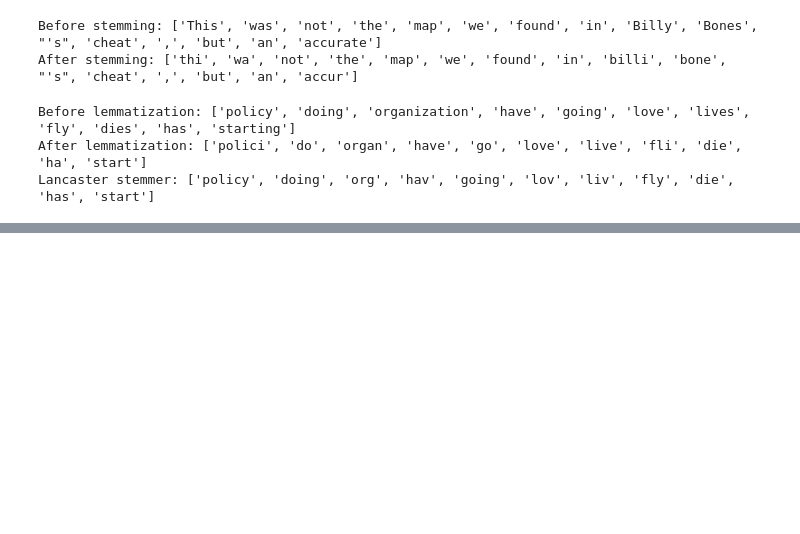
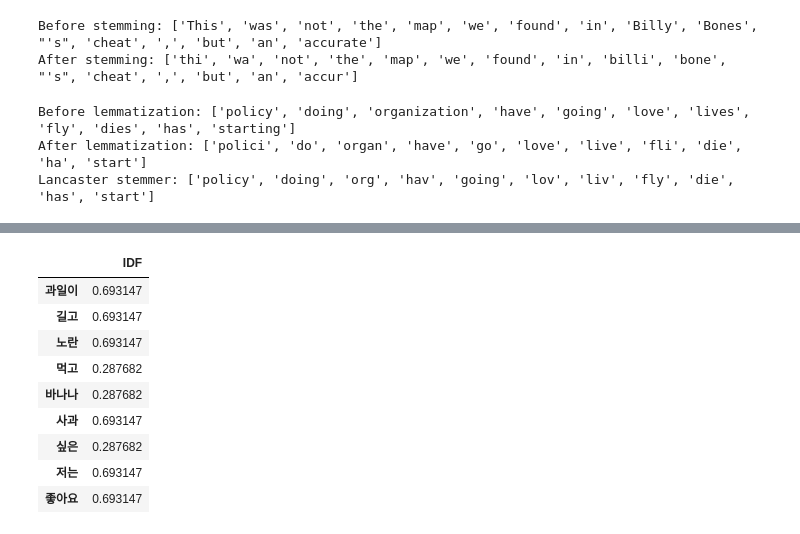
Before and after one commit to radanim/TIL, a Jupyter notebook: 자연어처리_이론_및_실습_1.ipynb, the cells around one changed output, grey strips where cells are left out. Saved outputs shown, nothing was run; the diff lists cells and outputs as text; code cells hidden in the pictures; blank space fills up the shorter version.

```diff
--- a/자연어처리_이론_및_실습_1.ipynb
+++ b/자연어처리_이론_및_실습_1.ipynb
@@ -234,0 +327,3 @@ Lancaster stemmer: ['policy', 'doing', 'org', 'hav', 'going', 'lov', 'liv', 'fly
+# %%
+vocab_sorted=sorted(vocab.items(),key=lambda x:x[1], reverse=True) # lambda x vs x+1 비교 내림차순 정렬
+print(vocab_sorted)
@@ -234,0 +633,15 @@ Lancaster stemmer: ['policy', 'doing', 'org', 'hav', 'going', 'lov', 'liv', 'fly
+# %%
+# 총 문서의 수
+N=len(docs)
+
+def tf(t,d):
+  return d.count(t)
+
+def idf(t):
+  df=0
+  for doc in docs:
+    df += t in doc
+  return log(N/(df+1))
+
+def tfidf(t,d):
+  return tf(t,d)*idf(t)
@@ -234,0 +660,21 @@ Lancaster stemmer: ['policy', 'doing', 'org', 'hav', 'going', 'lov', 'liv', 'fly
+# %%
+result=[]
+for j in range(len(vocab)):
+  t=vocab[j]
+  result.append(idf(t))
+
+idf_=pd.DataFrame(result,index=vocab,columns=['IDF'])
+idf_
+# idf값이 클수록 중요, df값이 클수록 안중요
+# idf값은 df값의 역수
+# %% [output]
+|  | IDF |
+| 과일이 | 0.693147 |
+| 길고 | 0.693147 |
+| 노란 | 0.693147 |
+| 먹고 | 0.287682 |
+| 바나나 | 0.287682 |
+| 사과 | 0.693147 |
+| 싶은 | 0.287682 |
+| 저는 | 0.693147 |
+| 좋아요 | 0.693147 |
```
Also changed, not shown: parts of 34 cells of this notebook.
